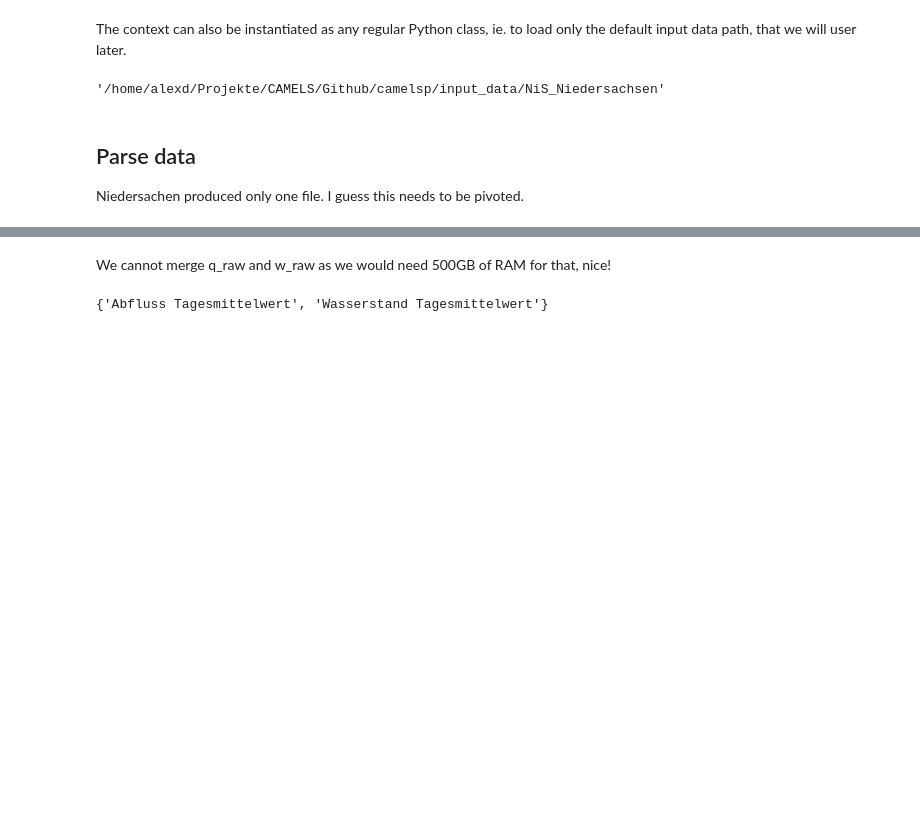
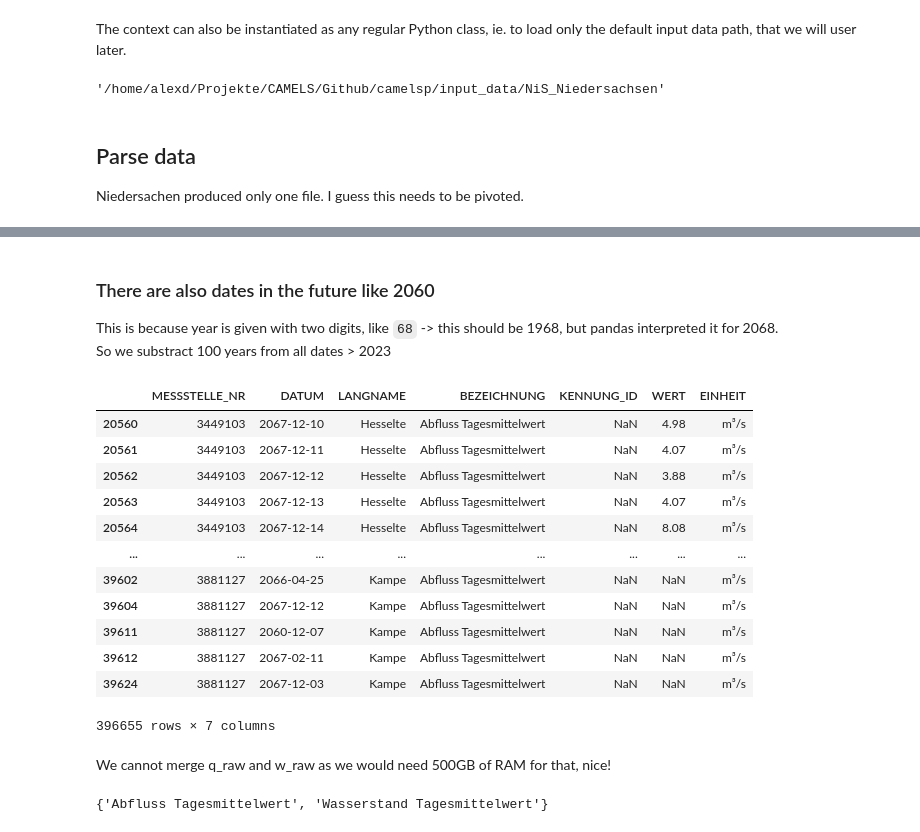
Before and after one commit to CAMELS-DE/camelsp, a Jupyter notebook: scripts/preprocess_de9.ipynb, the cells around one changed output, grey strips where cells are left out. Drawn from its saved outputs; the diff is of its cells as text; code cells hidden in the pictures; blank space fills up the shorter version.

Commit message:
DE9: fixed dates in future (>2050)

```diff
--- a/scripts/preprocess_de9.ipynb
+++ b/scripts/preprocess_de9.ipynb
@@ -85,0 +109,25 @@ w_raw
+# %%
+# replace negative values with NaN
+q_raw.loc[q_raw['WERT'] < 0, 'WERT'] = np.nan
+w_raw.loc[w_raw['WERT'] < 0, 'WERT'] = np.nan
+# %% [markdown]
+### There are also dates in the future like 2060
+
+This is because year is given with two digits, like `68` -> this should be 1968, but pandas interpreted it for 2068.
+So we substract 100 years from all dates > 2023
+# %%
+q_raw[q_raw['DATUM'] > '2023-01-01']
+# %% [output]
+|  | MESSSTELLE_NR | DATUM | LANGNAME | BEZEICHNUNG | KENNUNG_ID | WERT | EINHEIT |
+| 20560 | 3449103 | 2067-12-10 | Hesselte | Abfluss Tagesmittelwert | NaN | 4.98 | m³/s |
+| 20561 | 3449103 | 2067-12-11 | Hesselte | Abfluss Tagesmittelwert | NaN | 4.07 | m³/s |
+| 20562 | 3449103 | 2067-12-12 | Hesselte | Abfluss Tagesmittelwert | NaN | 3.88 | m³/s |
+| 20563 | 3449103 | 2067-12-13 | Hesselte | Abfluss Tagesmittelwert | NaN | 4.07 | m³/s |
+| 20564 | 3449103 | 2067-12-14 | Hesselte | Abfluss Tagesmittelwert | NaN | 8.08 | m³/s |
+| ... | ... | ... | ... | ... | ... | ... | ... |
+| 39602 | 3881127 | 2066-04-25 | Kampe | Abfluss Tagesmittelwert | NaN | NaN | m³/s |
+| 39604 | 3881127 | 2067-12-12 | Kampe | Abfluss Tagesmittelwert | NaN | NaN | m³/s |
+| 39611 | 3881127 | 2060-12-07 | Kampe | Abfluss Tagesmittelwert | NaN | NaN | m³/s |
+| 39612 | 3881127 | 2067-02-11 | Kampe | Abfluss Tagesmittelwert | NaN | NaN | m³/s |
+| 39624 | 3881127 | 2067-12-03 | Kampe | Abfluss Tagesmittelwert | NaN | NaN | m³/s |
+396655 rows × 7 columns
```
Also changed, not shown: parts of 7 cells of this notebook.
